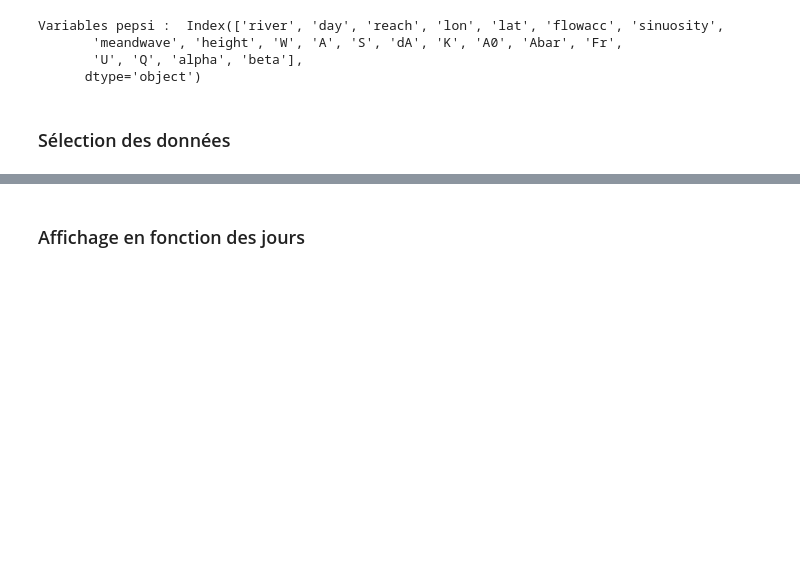
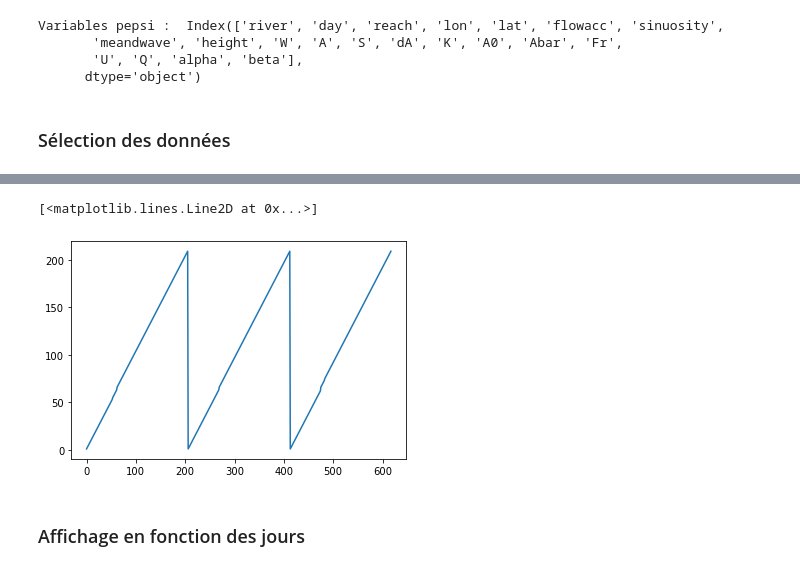
Before and after one commit to scastets/Projet4MA_Hydrologie, a Jupyter notebook: Notebooks/Projet_4MA_LSTM.ipynb, the cells around one changed output, grey strips where cells are left out. Cells and saved outputs as stored; diff of their text form; code cells hidden in the pictures; blank space fills up the shorter version.

```diff
--- a/Notebooks/Projet_4MA_LSTM.ipynb
+++ b/Notebooks/Projet_4MA_LSTM.ipynb
@@ -176,3 +177,8 @@ data_pepsi.reset_index(drop=True, inplace=True)
+# %%
+plt.plot(data_river.day)
+# %% [output]
+[<matplotlib.lines.Line2D at 0x...>]
+[figure, added]
 # %% [markdown]
 ### Affichage en fonction des jours
 # %%
```
Also changed, not shown: parts of 15 cells of this notebook, 1 other file.
